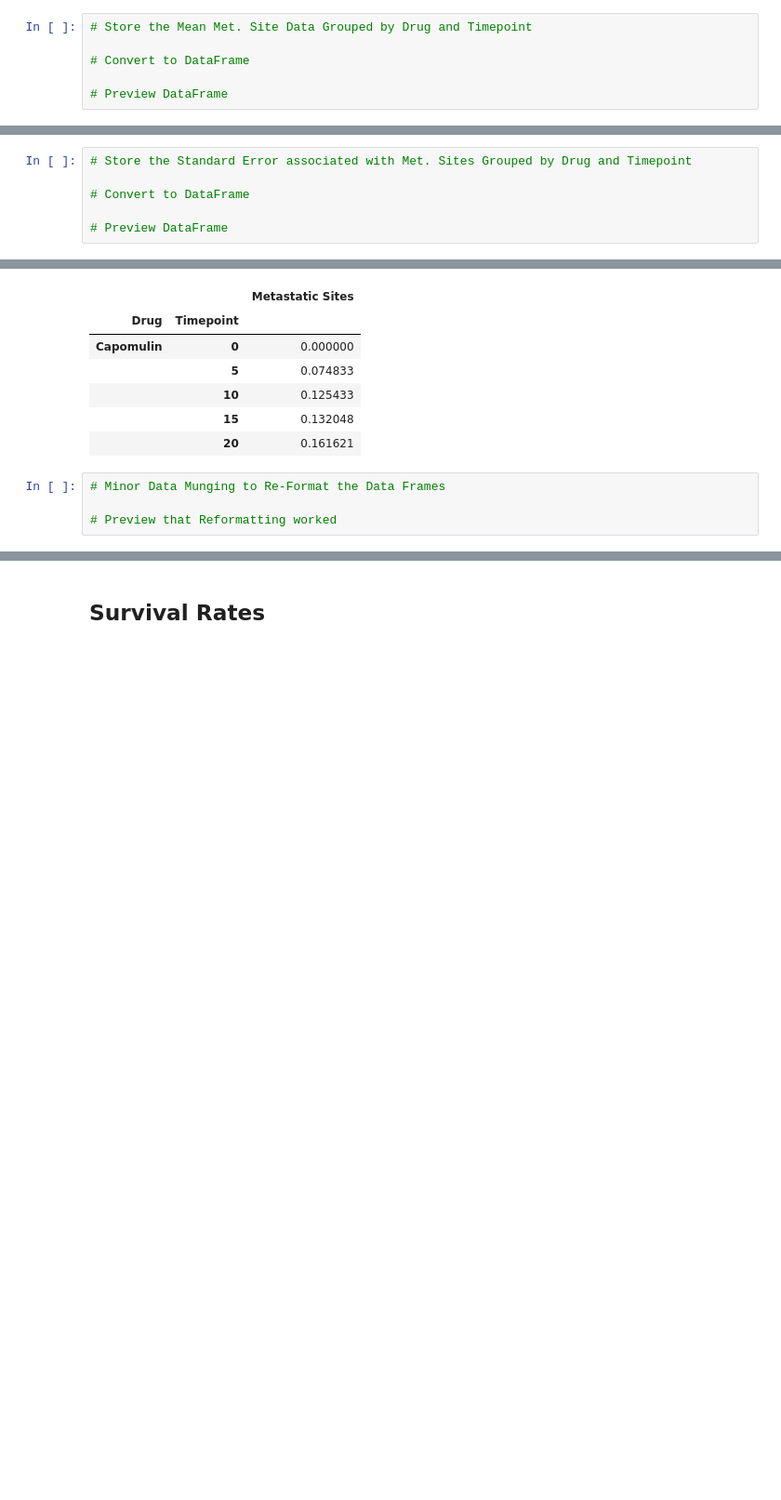
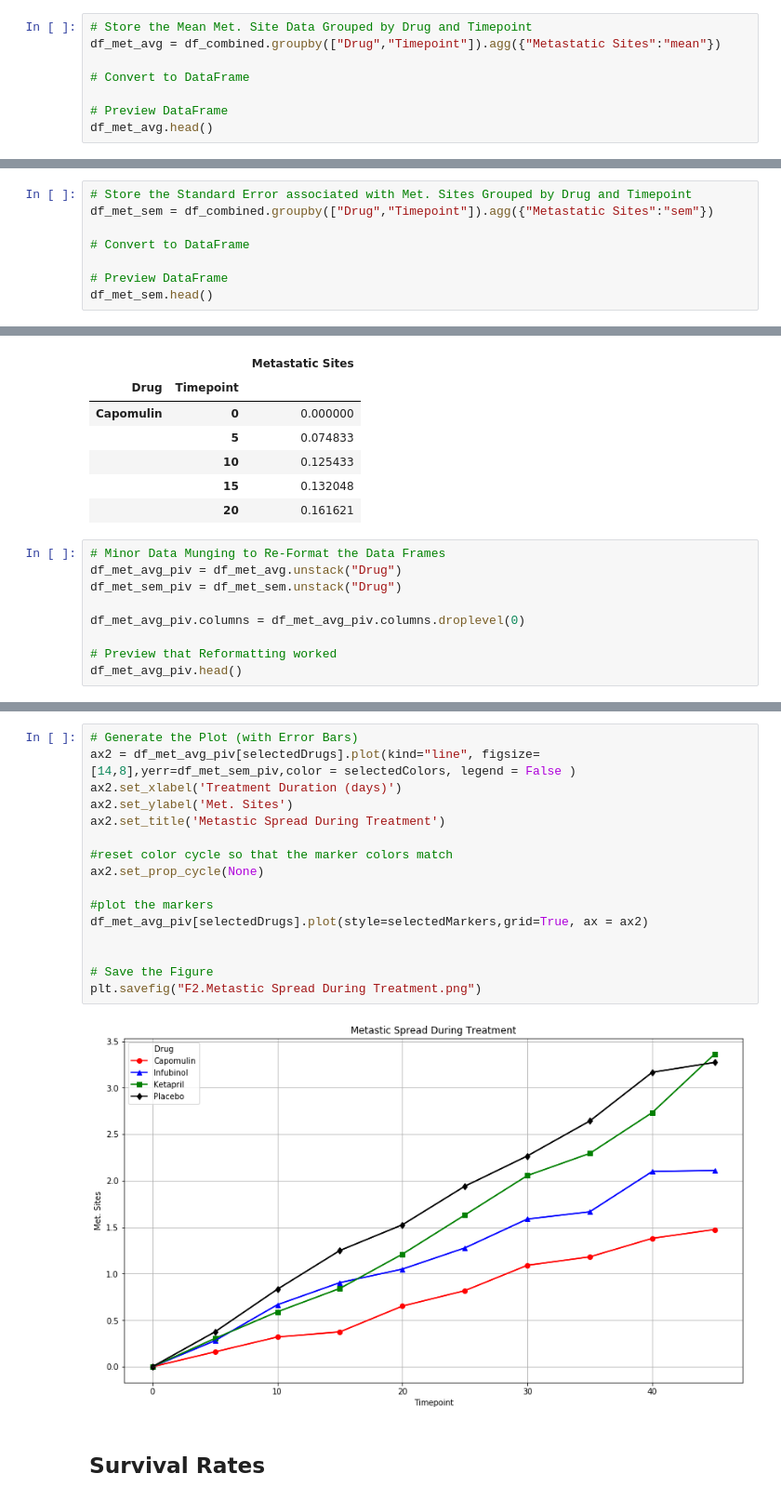
Before and after one commit to mrcjbf/pymaceuticals-homework, a Jupyter notebook: pymaceuticals_starter.ipynb, the cells around one changed output, grey strips where cells are left out. Shown at 93% size. Cells and saved outputs as stored; diff of their text form; blank space fills up the shorter version.

```diff
--- a/pymaceuticals_starter.ipynb
+++ b/pymaceuticals_starter.ipynb
@@ -121,7 +135,9 @@ plt.show()
 ## Metastatic Response to Treatment
 # %%
 # Store the Mean Met. Site Data Grouped by Drug and Timepoint
+df_met_avg = df_combined.groupby(["Drug","Timepoint"]).agg({"Metastatic Sites":"mean"})
 
 # Convert to DataFrame
 
 # Preview DataFrame
+df_met_avg.head()
@@ -136,7 +160,9 @@ plt.show()
 |  | 20 | 0.652174 |
 # %%
 # Store the Standard Error associated with Met. Sites Grouped by Drug and Timepoint
+df_met_sem = df_combined.groupby(["Drug","Timepoint"]).agg({"Metastatic Sites":"sem"})
 
 # Convert to DataFrame
 
 # Preview DataFrame
+df_met_sem.head()
@@ -151,5 +185,10 @@ plt.show()
 |  | 20 | 0.161621 |
 # %%
 # Minor Data Munging to Re-Format the Data Frames
+df_met_avg_piv = df_met_avg.unstack("Drug")
+df_met_sem_piv = df_met_sem.unstack("Drug")
+
+df_met_avg_piv.columns = df_met_avg_piv.columns.droplevel(0)
 
 # Preview that Reformatting worked
+df_met_avg_piv.head()
@@ -174,3 +203,21 @@ plt.show()
+# %%
+# Generate the Plot (with Error Bars)
+ax2 = df_met_avg_piv[selectedDrugs].plot(kind="line", figsize=[14,8],yerr=df_met_sem_piv,color = selectedColors, legend = False )
+ax2.set_xlabel('Treatment Duration (days)')
+ax2.set_ylabel('Met. Sites')
+ax2.set_title('Metastic Spread During Treatment')
+
+#reset color cycle so that the marker colors match
+ax2.set_prop_cycle(None)
+
+#plot the markers
+df_met_avg_piv[selectedDrugs].plot(style=selectedMarkers,grid=True, ax = ax2)
+
+
+# Save the Figure
+plt.savefig("F2.Metastic Spread During Treatment.png")
+# %% [output]
+[figure, added]
 # %% [markdown]
 ## Survival Rates
 # %%
```
Also changed, not shown: parts of 8 cells of this notebook.
